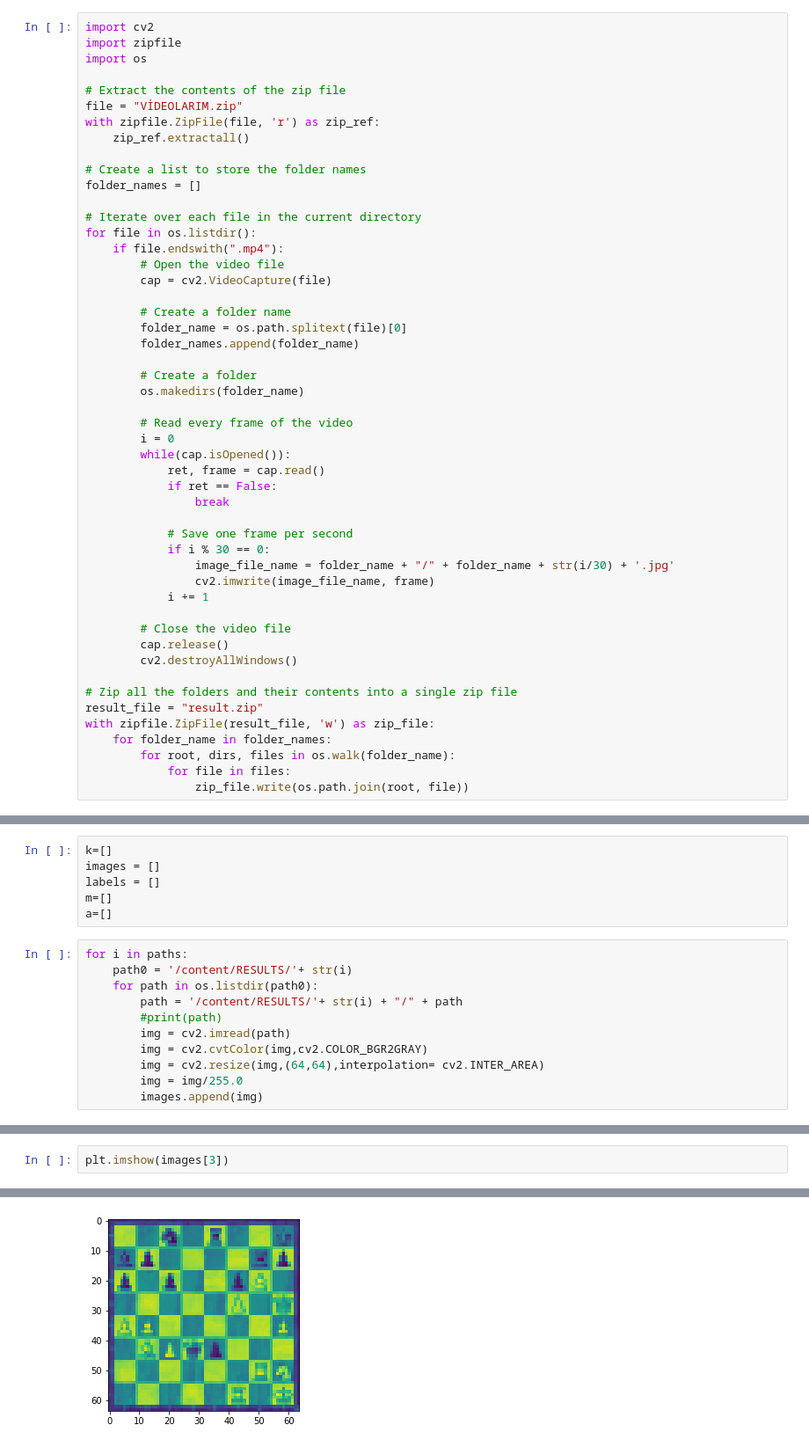
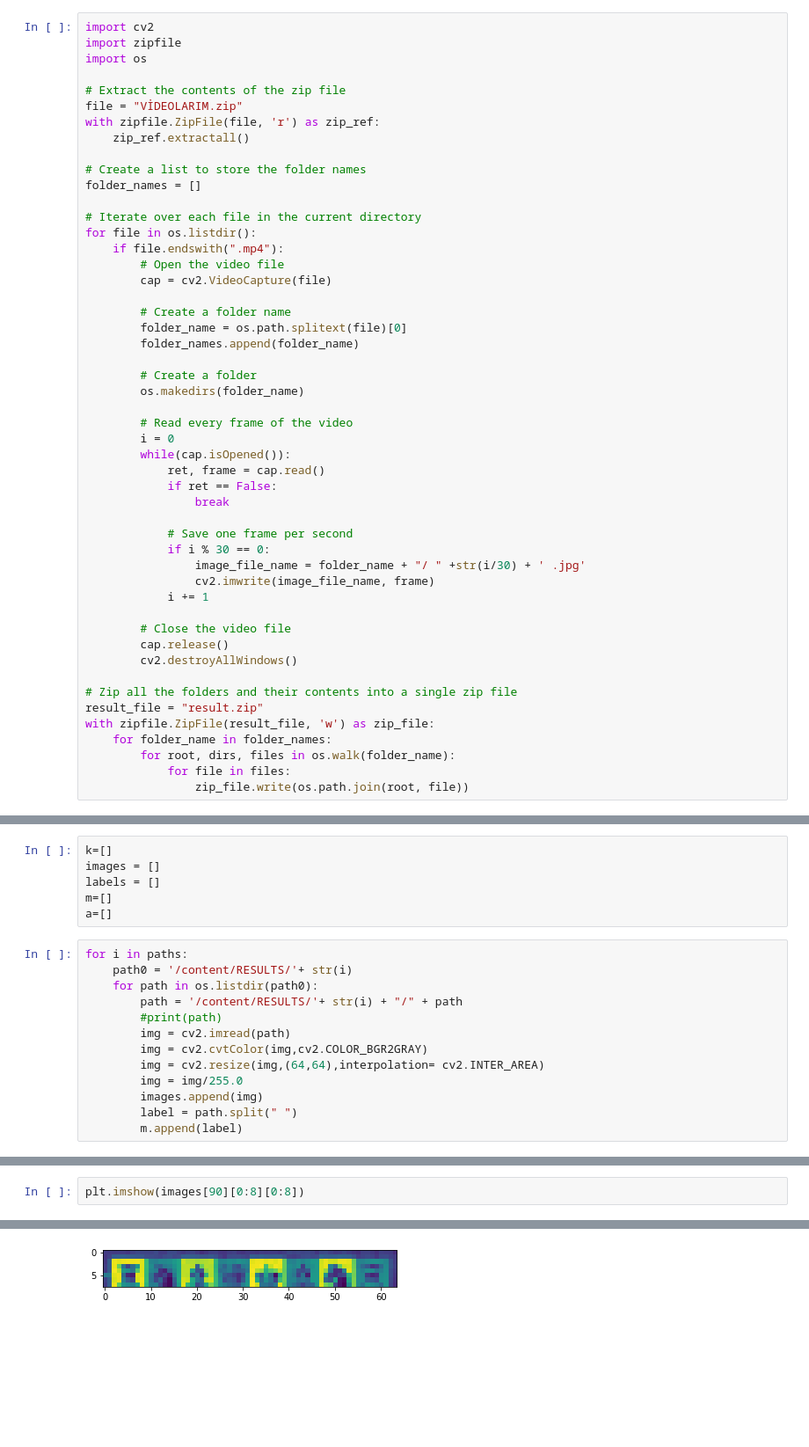
Before and after one commit to Berkay86/DeepPerson, a Jupyter notebook: CHESSGPT.ipynb, the cells around one changed output, grey strips where cells are left out. Shown at 88% size. Saved outputs shown, nothing was run; the diff lists cells and outputs as text; blank space fills up the shorter version.

```diff
--- a/CHESSGPT.ipynb
+++ b/CHESSGPT.ipynb
@@ -45,7 +45,7 @@ for file in os.listdir():
 
             # Save one frame per second
             if i % 30 == 0:
-                image_file_name = folder_name + "/" + folder_name + str(i/30) + '.jpg'
+                image_file_name = folder_name + "/ " +str(i/30) + ' .jpg'
                 cv2.imwrite(image_file_name, frame)
             i += 1
 
@@ -125,3 +124,5 @@ for i in paths:
         img = cv2.resize(img,(64,64),interpolation= cv2.INTER_AREA)
         img = img/255.0
         images.append(img)
+        label = path.split(" ")
+        m.append(label)
@@ -128,5 +195,5 @@ for i in paths:
 # %%
-plt.imshow(images[3])
+plt.imshow(images[90][0:8][0:8])
 # %% [output]
 <matplotlib.image.AxesImage at 0x...>
-[figure, old version]
+[figure, new version]
```
Also changed, not shown: parts of 12 cells of this notebook.
